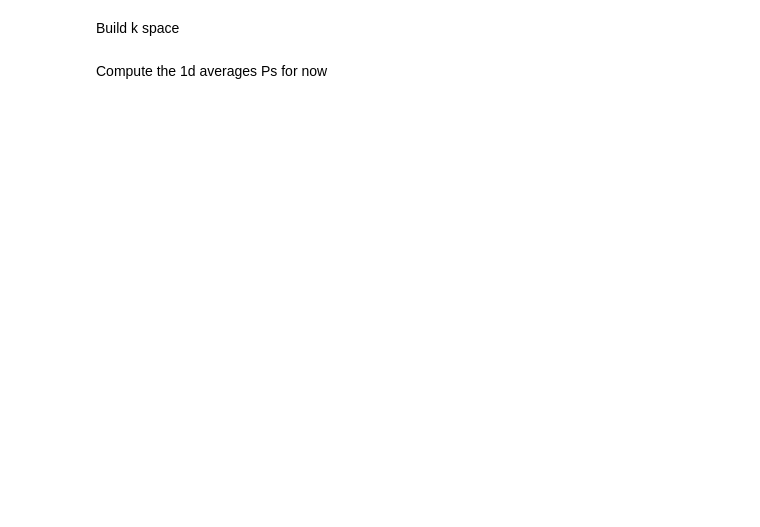
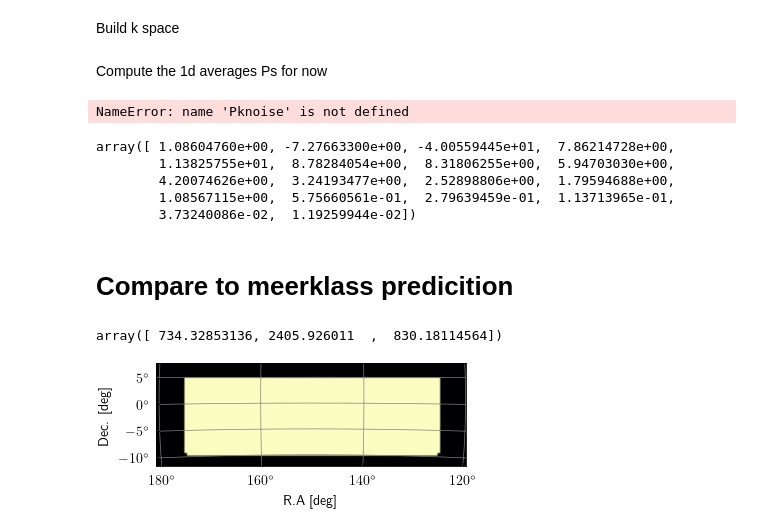
Before and after one commit to meerklass/bao-systematics-task, a Jupyter notebook: notebooks/add_noise.ipynb, the cells around one changed output. Saved outputs shown, nothing was run; the diff lists cells and outputs as text; code cells hidden in the pictures; blank space fills up the shorter version.

```diff
--- a/notebooks/add_noise.ipynb
+++ b/notebooks/add_noise.ipynb
@@ -44,9 +78,54 @@ Pknoise = extract_mean("pnoise")
 # %%
 color = iter(Cs)
 
-plt.loglog(kcenter, Pkhi, c=next(color), label="HI")
+plt.loglog(kcenter, Pkhi - Pknoise, c=next(color), label="HI")
 plt.loglog(kcenter, Pkhixgal, c=next(color), label=r"HI $\times$ Gal")
 plt.loglog(kcenter, Pkgal, c=next(color), label="Gal")
 plt.legend()
 plt.xlabel(r"$k\,[\mathrm{Mpc}^{-1}]$")
 plt.ylabel(r"$P^{XY}(k)\,(b_X\,b_Y)^{-1}\,[\mathrm{arb. units}]$")
+# %% [output]
+NameError: name 'Pknoise' is not defined
+# %%
+Pkhixgal
+# %% [output]
+array([ 1.08604760e+00, -7.27663300e+00, -4.00559445e+01,  7.86214728e+00,
+        1.13825755e+01,  8.78284054e+00,  8.31806255e+00,  5.94703030e+00,
+        4.20074626e+00,  3.24193477e+00,  2.52898806e+00,  1.79594688e+00,
+        1.08567115e+00,  5.75660561e-01,  2.79639459e-01,  1.13713965e-01,
+        3.73240086e-02,  1.19259944e-02])
+# %% [markdown]
+# Compare to meerklass predicition
+# %%
+ps = PowerSpectrum(
+    wproj=wcs,
+    num_pix_x=num_pix_x,
+    num_pix_y=num_pix_y,
+    nu=nu_arr,
+    ra_range=ra_range,
+    dec_range=dec_range,
+    # downscale the resolution along line-of-sight
+    downres_factor_radial = 6,
+    # downscale the resolution on the transverse plane
+    downres_factor_transverse = 3,
+    omega_hi = 5e-4,
+    tracer_bias_1 = 1.5,
+    tracer_bias_2 = 1.5,
+    mean_amp_1 = 'average_hi_temp',
+    sigma_v_1=5,
+    sigma_v_2=5,
+)
+
+ps.include_sky_sampling = [True, False]
+ps.compensate = [True, True]
+ps.include_beam = [True, False]
+# %%
+ps.kparabins = kparabins
+ps.kperpbins = kperpbins
+# %%
+ps.get_enclosing_box()
+plot_map(ps.W_HI,ps.wproj,have_cbar=False)
+ps.box_len
+# %% [output]
+array([ 734.32853136, 2405.926011  ,  830.18114564])
+[figure, added]
```
Also changed, not shown: parts of 44 cells of this notebook, 2 other files.
